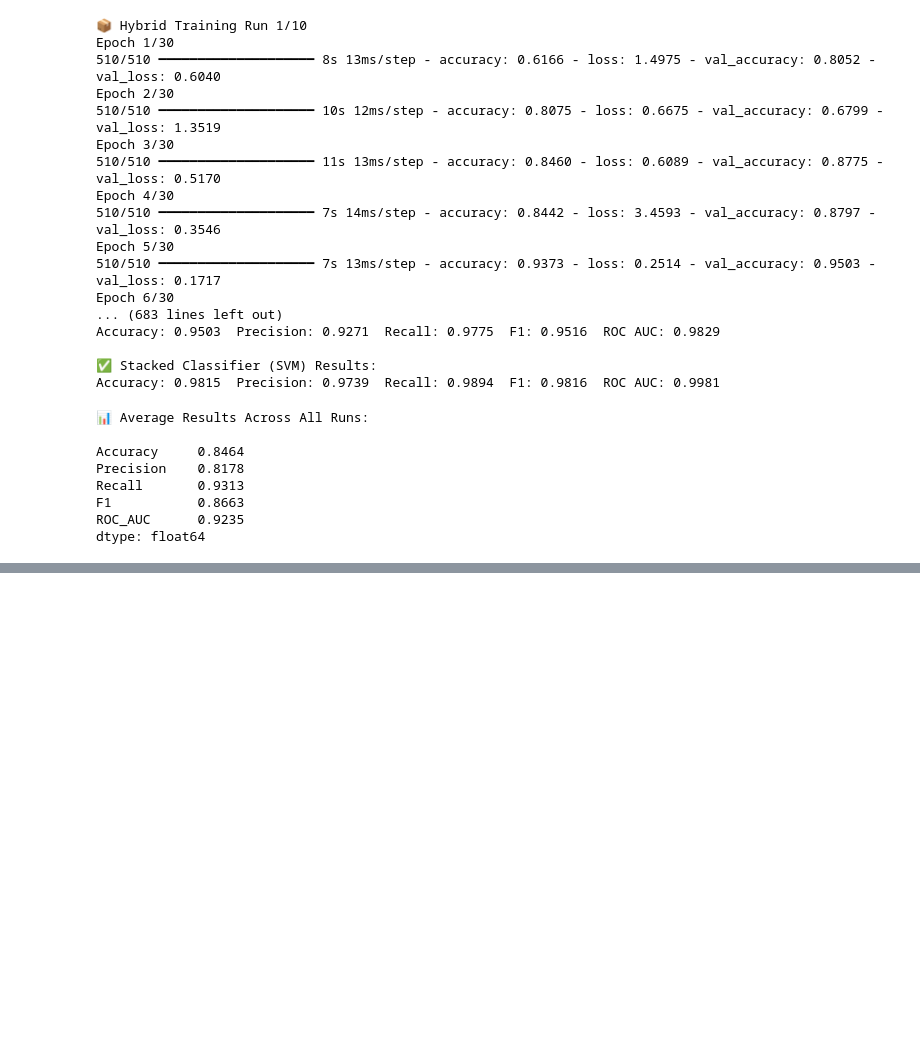
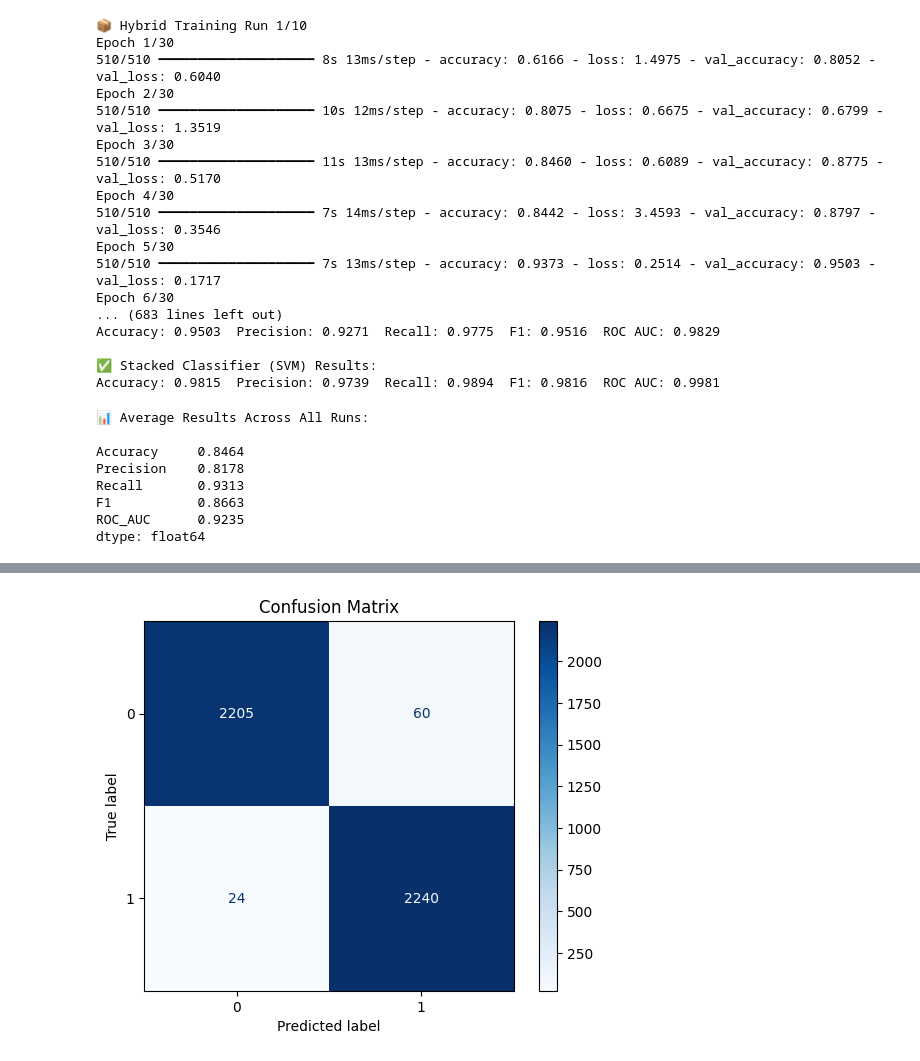
Before and after one commit to Octaxx/DLI-Assignment, a Jupyter notebook: Kaifung_Model_2.ipynb, the cells around one changed output, grey strips where cells are left out. Cells and saved outputs as stored; diff of their text form; code cells hidden in the pictures; blank space fills up the shorter version.

```diff
--- a/Kaifung_Model_2.ipynb
+++ b/Kaifung_Model_2.ipynb
@@ -246,0 +279,12 @@ dtype: float64
+# %%
+from sklearn.metrics import ConfusionMatrixDisplay
+
+# Example: use latest predictions and true labels
+cm = confusion_matrix(y_test, y_pred)
+disp = ConfusionMatrixDisplay(confusion_matrix=cm)
+disp.plot(cmap='Blues')
+plt.title("Confusion Matrix")
+plt.grid(False)
+plt.show()
+# %% [output]
+[figure, added]
```
Also changed, not shown: parts of 3 cells of this notebook.
